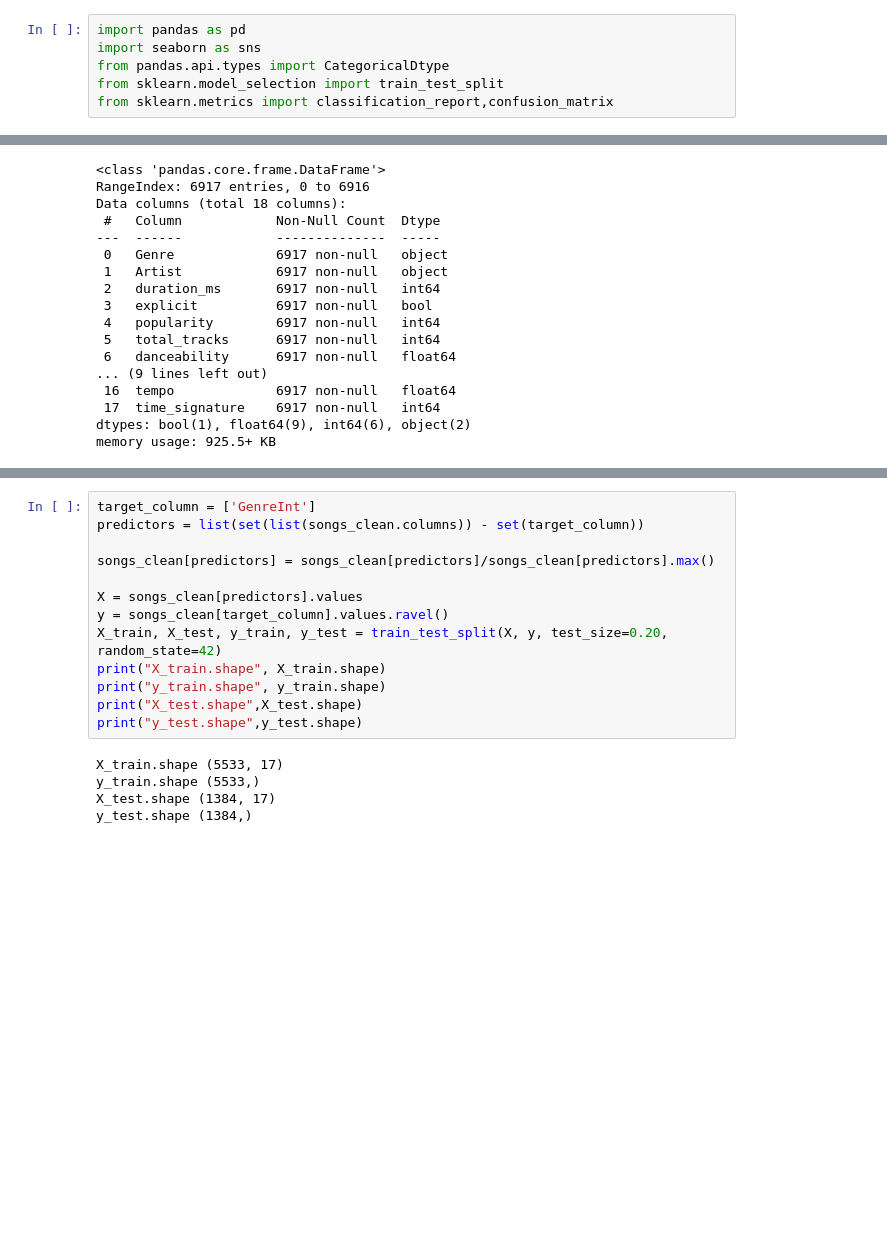
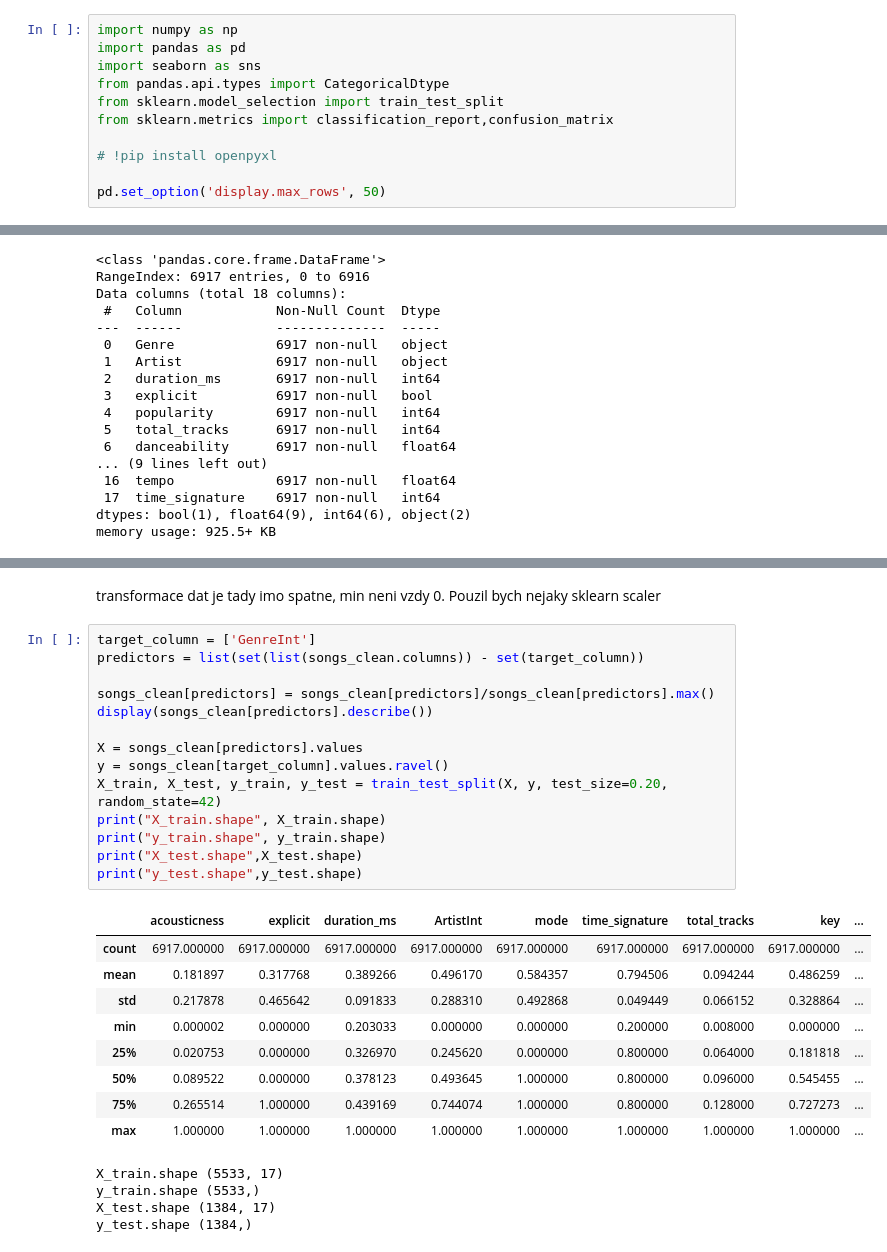
Before and after one commit to Omastto1/SpotifyGenreClassifier, a Jupyter notebook: SpotifyGenreClassifier.ipynb, the cells around one changed output, grey strips where cells are left out. Saved outputs shown, nothing was run; the diff lists cells and outputs as text; blank space fills up the shorter version.

```diff
--- a/SpotifyGenreClassifier.ipynb
+++ b/SpotifyGenreClassifier.ipynb
@@ -1,9 +1,14 @@
 # %%
+import numpy as np
 import pandas as pd
 import seaborn as sns
 from pandas.api.types import CategoricalDtype
 from sklearn.model_selection import train_test_split
 from sklearn.metrics import classification_report,confusion_matrix
+
+# !pip install openpyxl
+
+pd.set_option('display.max_rows', 50)
 # %% [markdown]
 # New section
 # %%
@@ -159,17 +193,30 @@ memory usage: 858.0 KB
+# %% [markdown]
+transformace dat je tady imo spatne, min neni vzdy 0.
+Pouzil bych nejaky sklearn scaler
 # %%
 target_column = ['GenreInt']
 predictors = list(set(list(songs_clean.columns)) - set(target_column))
 
 songs_clean[predictors] = songs_clean[predictors]/songs_clean[predictors].max()
+display(songs_clean[predictors].describe())
 
 X = songs_clean[predictors].values
 y = songs_clean[target_column].values.ravel()
 X_train, X_test, y_train, y_test = train_test_split(X, y, test_size=0.20, random_state=42)
 print("X_train.shape", X_train.shape)
 print("y_train.shape", y_train.shape)
 print("X_test.shape",X_test.shape)
 print("y_test.shape",y_test.shape)
 # %% [output]
+|  | acousticness | explicit | duration_ms | ArtistInt | mode | time_signature | total_tracks | key | ... |
+| count | 6917.000000 | 6917.000000 | 6917.000000 | 6917.000000 | 6917.000000 | 6917.000000 | 6917.000000 | 6917.000000 | ... |
+| mean | 0.181897 | 0.317768 | 0.389266 | 0.496170 | 0.584357 | 0.794506 | 0.094244 | 0.486259 | ... |
+| std | 0.217878 | 0.465642 | 0.091833 | 0.288310 | 0.492868 | 0.049449 | 0.066152 | 0.328864 | ... |
+| min | 0.000002 | 0.000000 | 0.203033 | 0.000000 | 0.000000 | 0.200000 | 0.008000 | 0.000000 | ... |
+| 25% | 0.020753 | 0.000000 | 0.326970 | 0.245620 | 0.000000 | 0.800000 | 0.064000 | 0.181818 | ... |
+| 50% | 0.089522 | 0.000000 | 0.378123 | 0.493645 | 1.000000 | 0.800000 | 0.096000 | 0.545455 | ... |
+| 75% | 0.265514 | 1.000000 | 0.439169 | 0.744074 | 1.000000 | 0.800000 | 0.128000 | 0.727273 | ... |
+| max | 1.000000 | 1.000000 | 1.000000 | 1.000000 | 1.000000 | 1.000000 | 1.000000 | 1.000000 | ... |
 X_train.shape (5533, 17)
 y_train.shape (5533,)
 X_test.shape (1384, 17)
```
Also changed, not shown: parts of 19 cells of this notebook.
